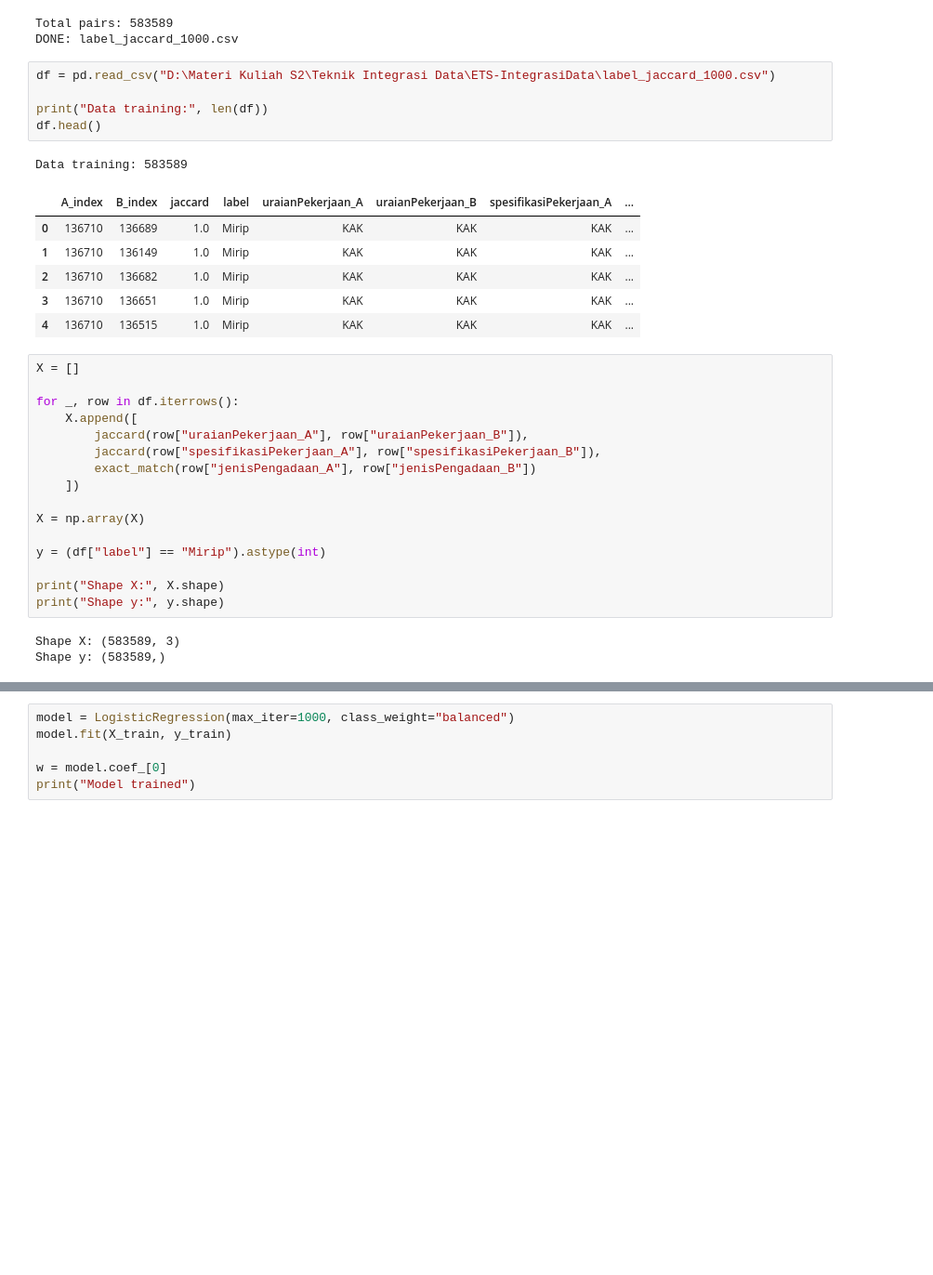
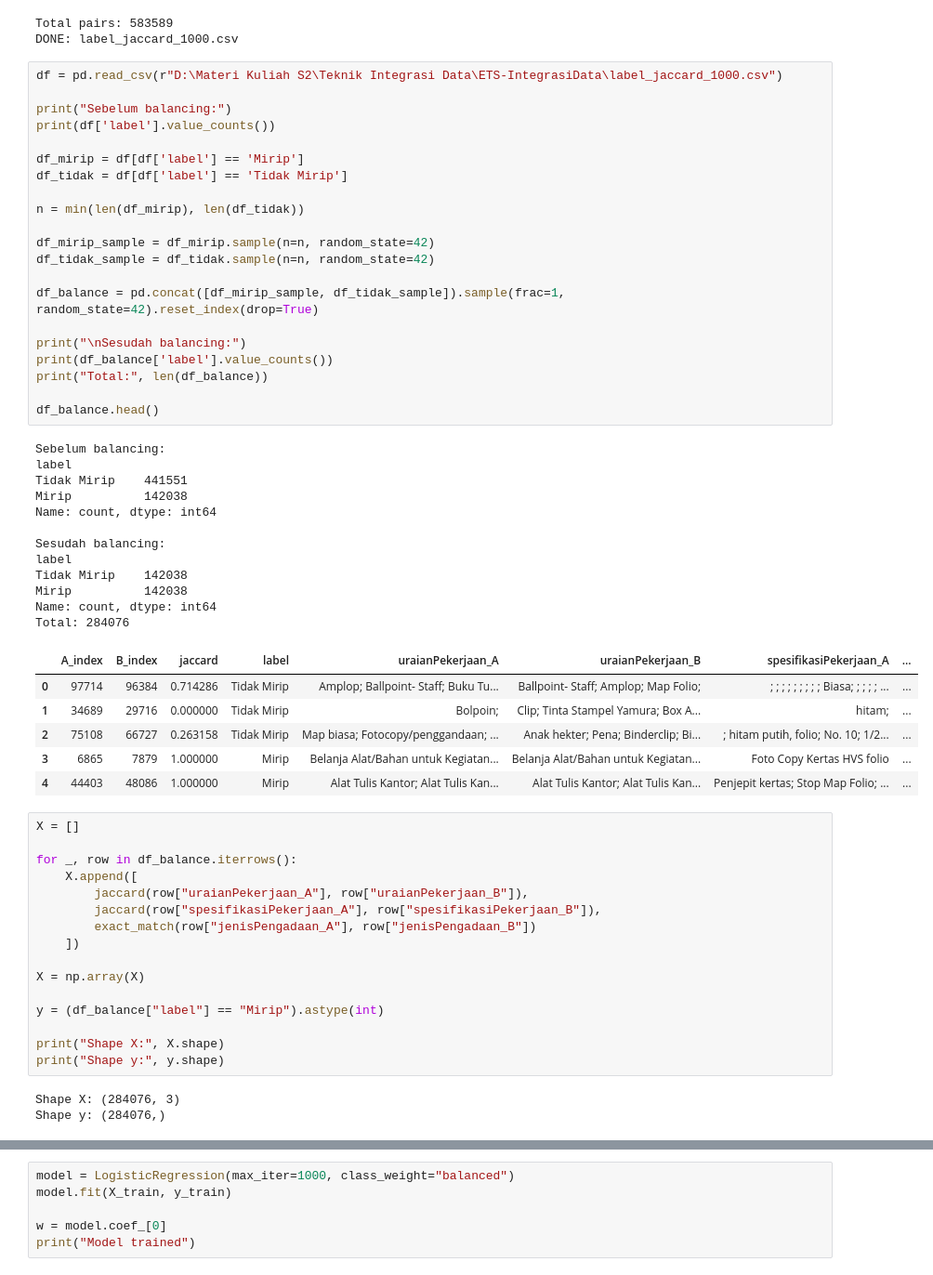
Before and after one commit to carolineangelia55/ETS-IntegrasiData, a Jupyter notebook: fullCode.ipynb, the cells around one changed output, grey strips where cells are left out. Shown at 93% size. Saved outputs shown, nothing was run; the diff lists cells and outputs as text; blank space fills up the shorter version.

```diff
--- a/fullCode.ipynb
+++ b/fullCode.ipynb
@@ -120,22 +120,49 @@ print("DONE:", OUTPUT_FILE)
 Total pairs: 583589
 DONE: label_jaccard_1000.csv
 # %%
-df = pd.read_csv("D:\Materi Kuliah S2\Teknik Integrasi Data\ETS-IntegrasiData\label_jaccard_1000.csv")
+df = pd.read_csv(r"D:\Materi Kuliah S2\Teknik Integrasi Data\ETS-IntegrasiData\label_jaccard_1000.csv")
 
-print("Data training:", len(df))
-df.head()
+print("Sebelum balancing:")
+print(df['label'].value_counts())
+
+df_mirip = df[df['label'] == 'Mirip']
+df_tidak = df[df['label'] == 'Tidak Mirip']
+
+n = min(len(df_mirip), len(df_tidak))
+
+df_mirip_sample = df_mirip.sample(n=n, random_state=42)
+df_tidak_sample = df_tidak.sample(n=n, random_state=42)
+
+df_balance = pd.concat([df_mirip_sample, df_tidak_sample]).sample(frac=1, random_state=42).reset_index(drop=True)
+
+print("\nSesudah balancing:")
+print(df_balance['label'].value_counts())
+print("Total:", len(df_balance))
+
+df_balance.head()
 # %% [output]
-Data training: 583589
+Sebelum balancing:
+label
+Tidak Mirip    441551
+Mirip          142038
+Name: count, dtype: int64
+
+Sesudah balancing:
+label
+Tidak Mirip    142038
+Mirip          142038
+Name: count, dtype: int64
+Total: 284076
 |  | A_index | B_index | jaccard | label | uraianPekerjaan_A | uraianPekerjaan_B | spesifikasiPekerjaan_A | ... |
-| 0 | 136710 | 136689 | 1.0 | Mirip | KAK | KAK | KAK | ... |
-| 1 | 136710 | 136149 | 1.0 | Mirip | KAK | KAK | KAK | ... |
-| 2 | 136710 | 136682 | 1.0 | Mirip | KAK | KAK | KAK | ... |
-| 3 | 136710 | 136651 | 1.0 | Mirip | KAK | KAK | KAK | ... |
-| 4 | 136710 | 136515 | 1.0 | Mirip | KAK | KAK | KAK | ... |
+| 0 | 97714 | 96384 | 0.714286 | Tidak Mirip | Amplop; Ballpoint- Staff; Buku Tu... | Ballpoint- Staff; Amplop; Map Folio; | ; ; ; ; ; ; ; ; ; Biasa; ; ; ; ; ... | ... |
+| 1 | 34689 | 29716 | 0.000000 | Tidak Mirip | Bolpoin; | Clip; Tinta Stampel Yamura; Box A... | hitam; | ... |
+| 2 | 75108 | 66727 | 0.263158 | Tidak Mirip | Map biasa; Fotocopy/penggandaan; ... | Anak hekter; Pena; Binderclip; Bi... | ; hitam putih, folio; No. 10; 1/2... | ... |
+| 3 | 6865 | 7879 | 1.000000 | Mirip | Belanja Alat/Bahan untuk Kegiatan... | Belanja Alat/Bahan untuk Kegiatan... | Foto Copy Kertas HVS folio | ... |
+| 4 | 44403 | 48086 | 1.000000 | Mirip | Alat Tulis Kantor; Alat Tulis Kan... | Alat Tulis Kantor; Alat Tulis Kan... | Penjepit kertas; Stop Map Folio; ... | ... |
 # %%
 X = []
 
-for _, row in df.iterrows():
+for _, row in df_balance.iterrows():
     X.append([
         jaccard(row["uraianPekerjaan_A"], row["uraianPekerjaan_B"]),
         jaccard(row["spesifikasiPekerjaan_A"], row["spesifikasiPekerjaan_B"]),
@@ -144,13 +171,13 @@ for _, row in df.iterrows():
 
 X = np.array(X)
 
-y = (df["label"] == "Mirip").astype(int)
+y = (df_balance["label"] == "Mirip").astype(int)
 
 print("Shape X:", X.shape)
 print("Shape y:", y.shape)
 # %% [output]
-Shape X: (583589, 3)
-Shape y: (583589,)
+Shape X: (284076, 3)
+Shape y: (284076,)
 # %%
 X_train, X_test, y_train, y_test = train_test_split(
     X,
```
Also changed, not shown: parts of 3 cells of this notebook, 1 other file.
